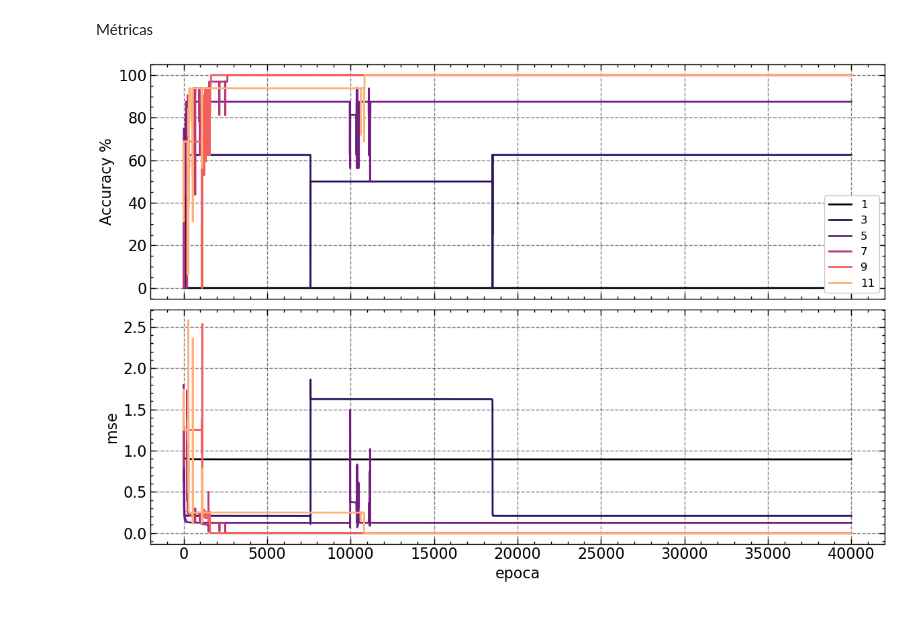
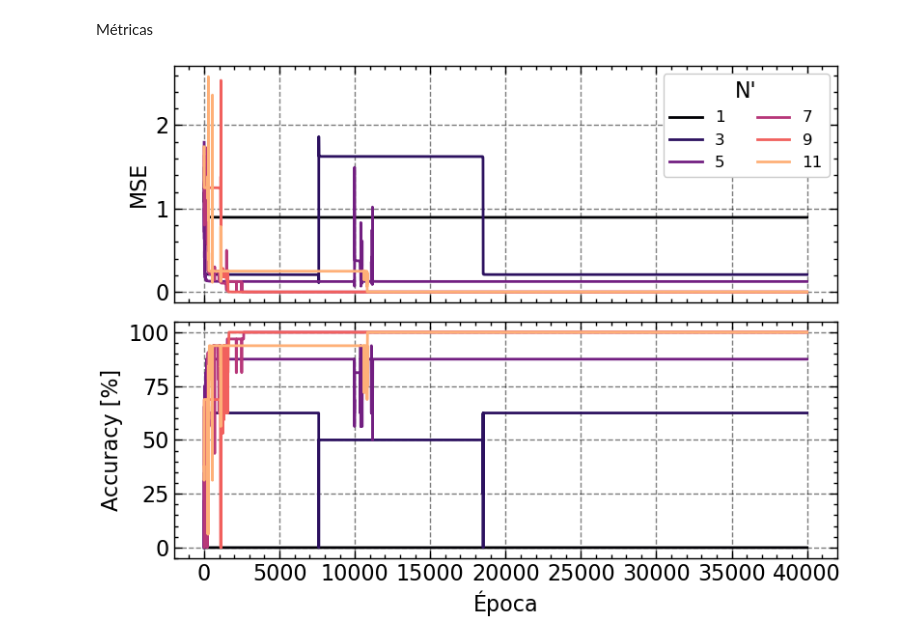
Before and after one commit to elmasi2393/Redes-neuronales, a Jupyter notebook: Practicas/Guia 4/src/ej_2.ipynb, the cells around one changed output. Drawn from its saved outputs; the diff is of its cells as text; code cells hidden in the pictures.

```diff
--- a/Practicas/Guia 4/src/ej_2.ipynb
+++ b/Practicas/Guia 4/src/ej_2.ipynb
@@ -113,15 +123,13 @@ def NN(x, w_ih, w_ho, b0, b1):
 
 
 
-def train(epochs, lr, w_ih, w_ho, b0, b1, act, grad_act, batch_size=32, epsilon=0.01):
+def train(epochs, x_train, y_train, lr, w_ih, w_ho, b0, b1, act, grad_act, batch_size=32, epsilon=0.01):
     accuracies = np.zeros(epochs)
     mse = np.zeros(epochs)
 
-    num_samples = x.shape[0]
-    num_batches = num_samples // batch_size  # Número de lotes
+    num_samples = x_train.shape[0]
 
     for i in range(epochs):
-
         grad_w_0_1 = np.zeros_like(w_ih)
         grad_w_1_2 = np.zeros_like(w_ho)
         grad_b0 = np.zeros_like(b0)
@@ -129,15 +137,14 @@ def train(epochs, lr, w_ih, w_ho, b0, b1, act, grad_act, batch_size=32, epsilon=
 
         # Divido el conjunto de datos en mini-batches
         indices = np.random.permutation(num_samples)  # Barajo los datos
-        x_shuffled = x[indices]
-        y_shuffled = y[indices]
+        x_shuffled = x_train[indices]
+        y_shuffled = y_train[indices]
 
-        for batch_idx in range(num_batches):
-            start_idx = batch_idx * batch_size
-            end_idx = start_idx + batch_size
-
-            x_batch = x_shuffled[start_idx:end_idx]
-            y_batch = y_shuffled[start_idx:end_idx]
+        for start in range(0, num_samples, batch_size):
+            # Seleccionar el batch
+            end = min(start + batch_size, num_samples)
+            x_batch = x_shuffled[start:end]
+            y_batch = y_shuffled[start:end]
 
             # Forward projection (vectorizado)
             hj = np.dot(x_batch, w_ih) + b0  # (batch_size, NH)
@@ -166,7 +173,7 @@ def train(epochs, lr, w_ih, w_ho, b0, b1, act, grad_act, batch_size=32, epsilon=
         b0 += lr * grad_b0
         b1 += lr * grad_b1
 
-    metrics = {'accuracy': accuracies / len(y), 'mse': mse / len(y)}
+    metrics = {'accuracy': accuracies / len(y_train), 'mse': mse / len(y_train)}
 
     return w_ih, w_ho, b0, b1, metrics
 # %% [markdown]
@@ -218,27 +225,31 @@ for i, nh in enumerate(tqdm.tqdm(NH, desc='Trainning')):
     # BEGIN
     weights = begin(NI, nh, No)
     #TRAIN
-    _, _, _, _, metrics = train(epochs, learning_rate, *weights, activation, derivate_act, batch_size=4, epsilon=0.1)
+    _, _, _, _, metrics = train(epochs, x, y, learning_rate, *weights, activation, derivate_act, batch_size=4, epsilon=0.1)
 
     accuracies[i] = metrics['accuracy']
     mses[i] = metrics['mse']
 # %%
 epoch_axis = np.arange(epochs)
 
-fig, ax = plt.subplots(2, 1, figsize=(12, 8), sharex=True)
+fig, ax = plt.subplots(2, 1, figsize=(8, 6), sharex=True)
 
+# cm =truncate_colormap(plt.get_cmap('pink'), 0, 0.7)
 cm = plt.get_cmap('magma')
+# cm = plt.get_cmap('magma')
 
 for i in range(len(NH)):
-    ax[0].plot(epoch_axis, accuracies[i]*100, label=f'{NH[i]}', color=cm(i/len(NH)))
-    ax[1].plot(epoch_axis, mses[i], color=cm(i/len(NH)))
+    ax[1].plot(epoch_axis, accuracies[i]*100, label=f'{NH[i]}', color=cm(i/len(NH)), lw=2)
+    ax[0].plot(epoch_axis, mses[i], color=cm(i/len(NH)), lw=2, label=f'{NH[i]}')
 
 
-ax[0].set_ylabel('Accuracy %')
-ax[1].set_xlabel('epoca')
-ax[1].set_ylabel('mse')
-ax[0].legend(fontsize=12)
+ax[1].set_ylabel('Accuracy [%]')
+ax[1].set_xlabel('Época')
+ax[0].set_ylabel('MSE')
+ax[0].legend(fontsize=12, title="N'", ncols=2)
 
 plt.tight_layout()
+
+plt.savefig('../doc/figures/metrics_e2.pdf')
 # %% [output]
-[figure, old version]
+[figure, new version]
```
Also changed, not shown: parts of 1 cell of this notebook, 16 other files.
